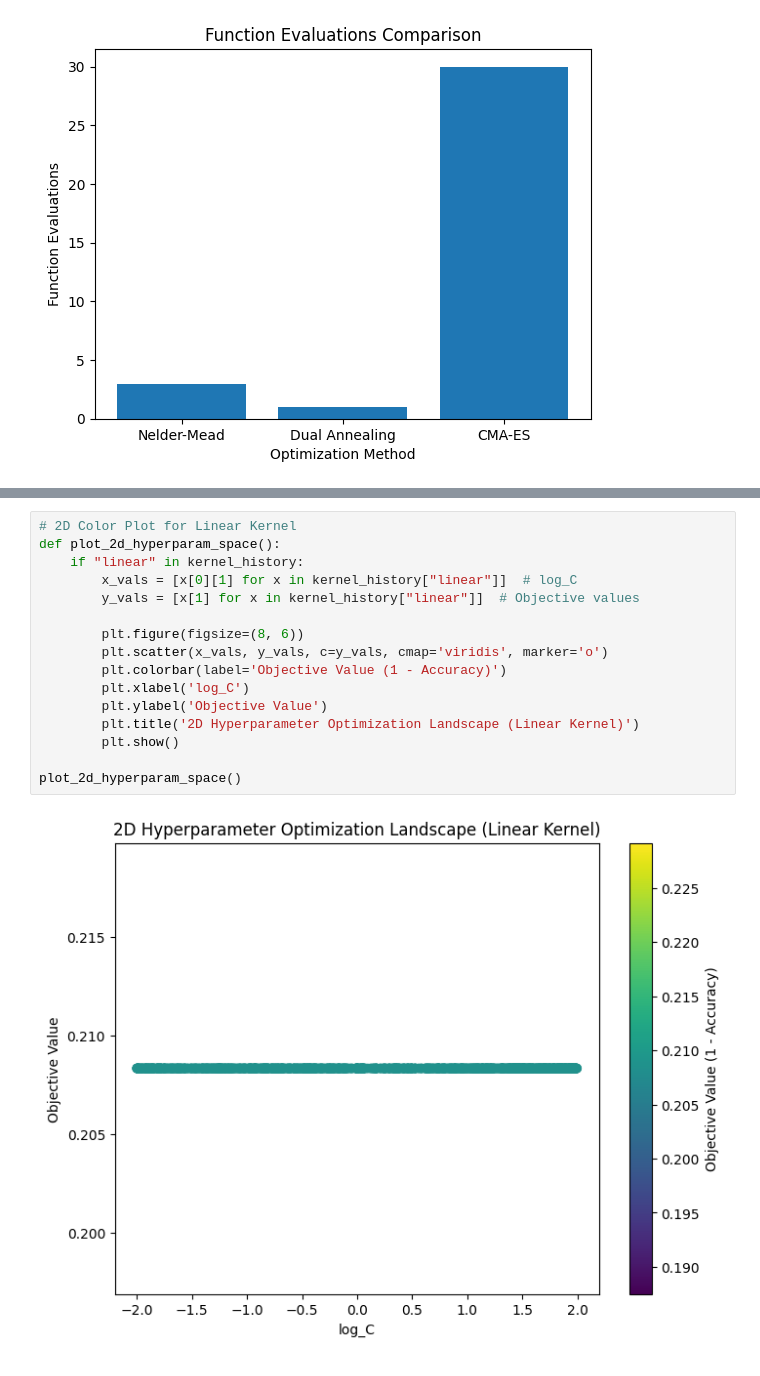
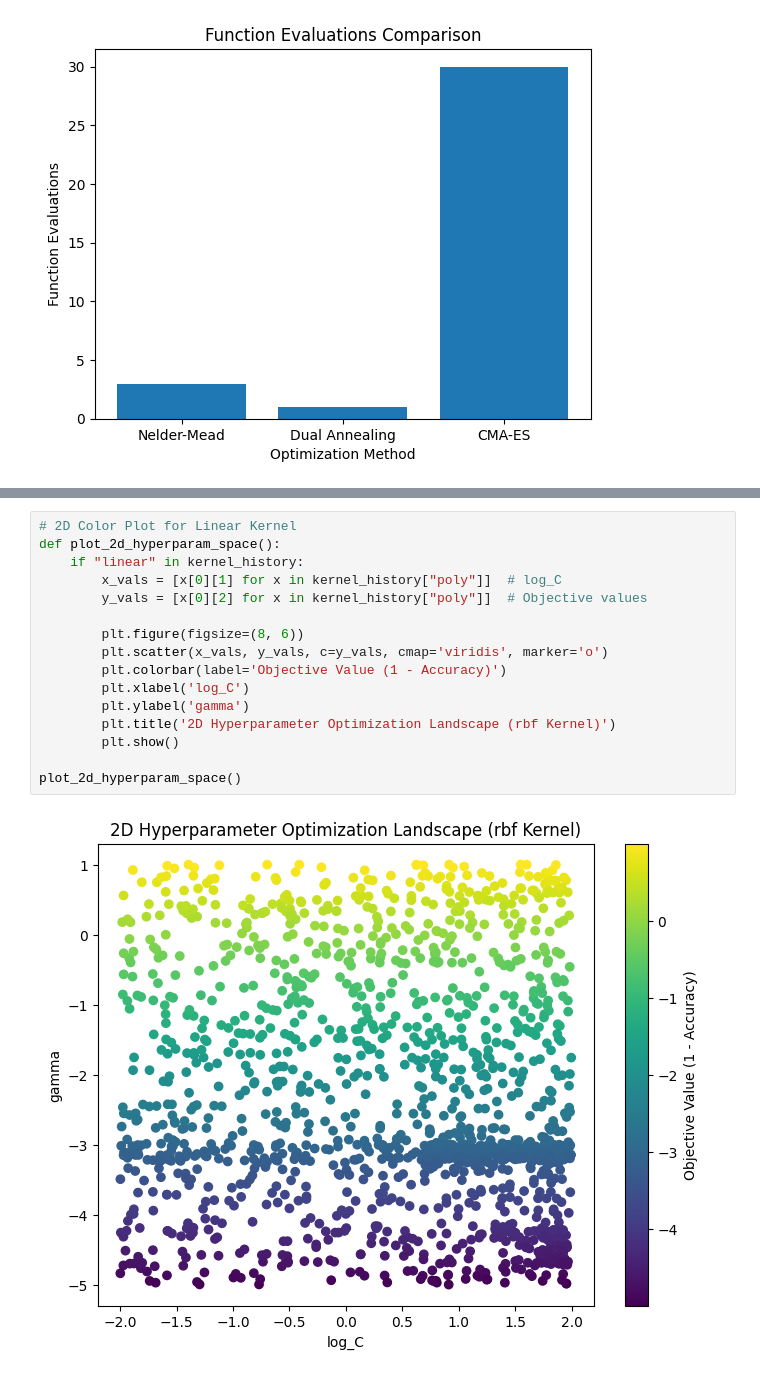
Before and after one commit to Soham-Gaonkar/MFFA_Coding_Assignment, a Jupyter notebook: problem_2.ipynb, the cells around one changed output, grey strips where cells are left out. Saved outputs shown, nothing was run; the diff lists cells and outputs as text.

```diff
--- a/problem_2.ipynb
+++ b/problem_2.ipynb
@@ -460,18 +518,18 @@ visualize_search_landscape()
 # %%
 # 2D Color Plot for Linear Kernel
 def plot_2d_hyperparam_space():
     if "linear" in kernel_history:
-        x_vals = [x[0][1] for x in kernel_history["linear"]]  # log_C
-        y_vals = [x[1] for x in kernel_history["linear"]]  # Objective values
+        x_vals = [x[0][1] for x in kernel_history["poly"]]  # log_C
+        y_vals = [x[0][2] for x in kernel_history["poly"]]  # Objective values
 
         plt.figure(figsize=(8, 6))
         plt.scatter(x_vals, y_vals, c=y_vals, cmap='viridis', marker='o')
         plt.colorbar(label='Objective Value (1 - Accuracy)')
         plt.xlabel('log_C')
-        plt.ylabel('Objective Value')
-        plt.title('2D Hyperparameter Optimization Landscape (Linear Kernel)')
+        plt.ylabel('gamma')
+        plt.title('2D Hyperparameter Optimization Landscape (rbf Kernel)')
         plt.show()
 
 plot_2d_hyperparam_space()
 # %% [output]
-[figure, old version]
+[figure, new version]
```
Also changed, not shown: parts of 5 cells of this notebook.
